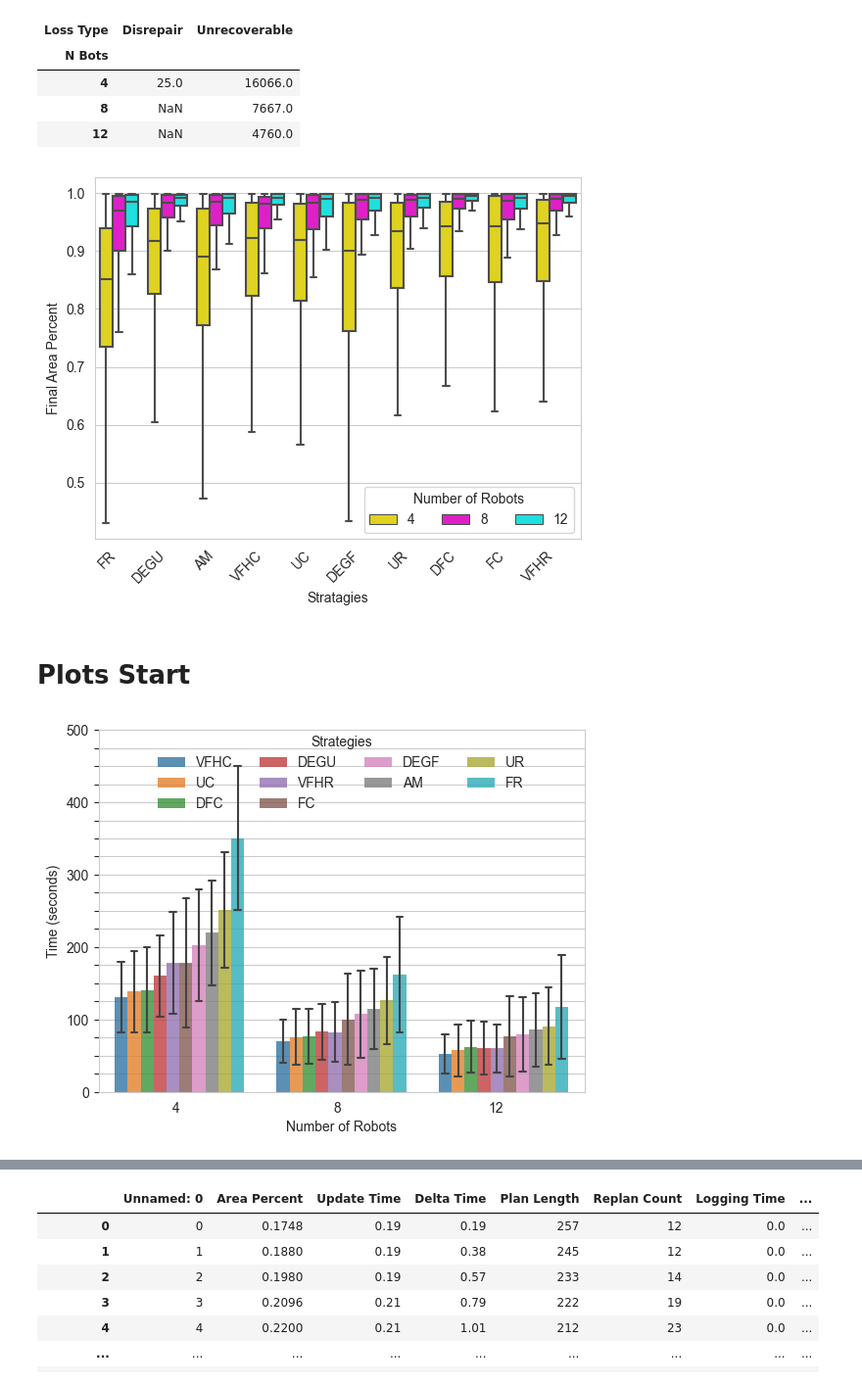
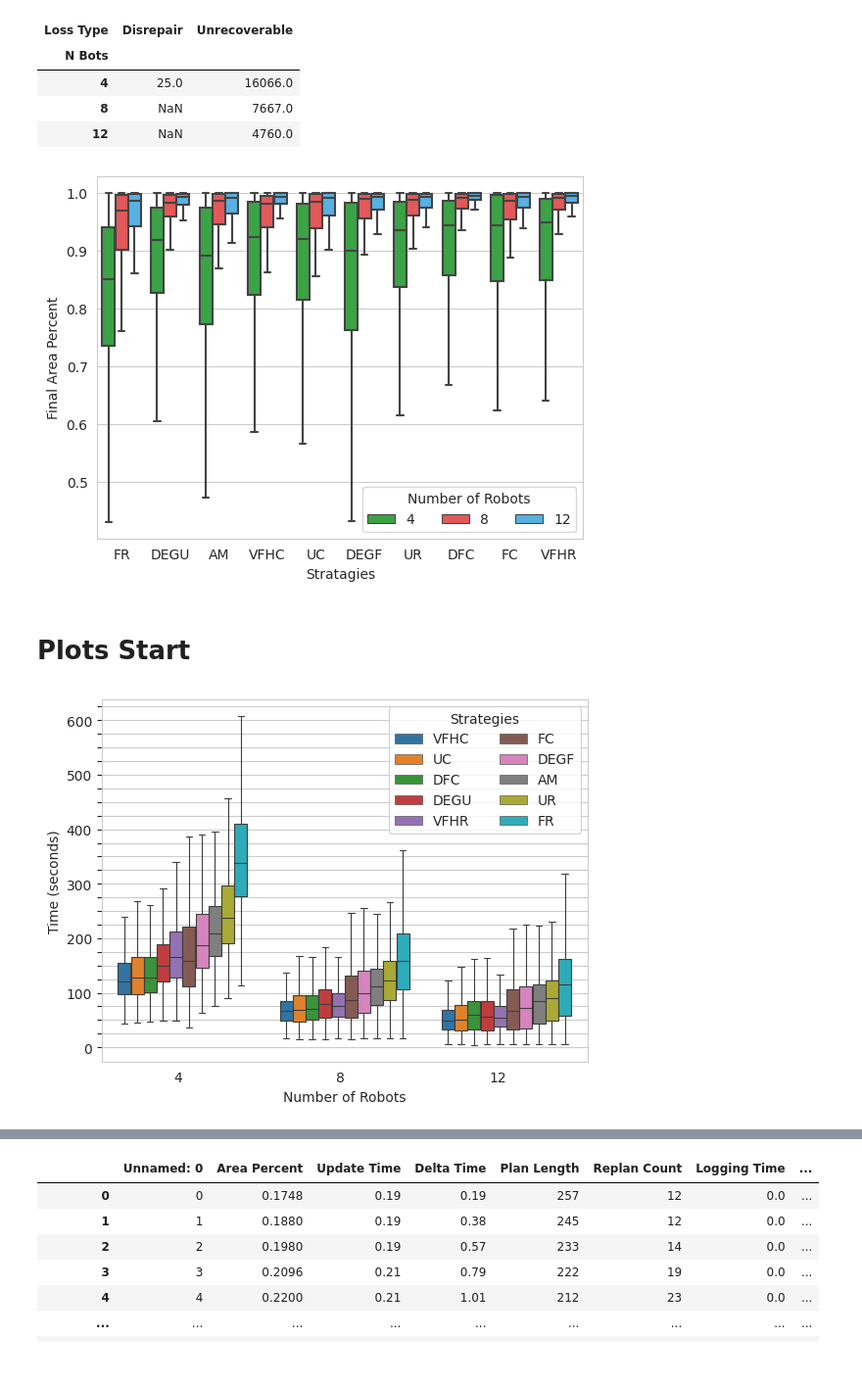
Before and after one commit to DIRECTLab/Multi_Agents_Area_Exploration, a Jupyter notebook: analysing_data/christopher_plottings/plots_updated.ipynb, the cells around one changed output, grey strips where cells are left out. Shown: that part at 98% size. Drawn from its saved outputs; the diff is of its cells as text; code cells hidden in the pictures.

Commit message:
last updates for the plots

```diff
--- a/analysing_data/christopher_plottings/plots_updated.ipynb
+++ b/analysing_data/christopher_plottings/plots_updated.ipynb
@@ -101,6 +101,7 @@ df_all_success = df_all[df_all['Success'] == True]
 df_end_success = df_end[df_end['Success'] == True]
 df_all_success_four = df_all_success[df_all_success['N Bots'] == 4]
 df_end_success_four = df_end_success[df_end_success['N Bots'] == 4]
+df_end_success_twelve = df_end_success[df_end_success['N Bots'] == 12]
 # %% [markdown]
 # Worst Case Scenario
 # %%
@@ -118,7 +119,7 @@ wost_case = wost_case.rename(columns={'Frame Count': 'Time (Seconds)'})
 # {'Frame Count',  'mean', 'std', 'min','max'}
 wost_case= wost_case.drop(['count', '25%', '50%', '75%'], axis=1, level=1,)
 
-with open(f"worst_case.txt", 'w') as f:
+with open(f"worst_case_four.txt", 'w') as f:
     f.write(wost_case.to_latex())
 
 wost_case
@@ -136,3 +137,22 @@ wost_case
 | UR | 251.16 | 79.79 | 91.0 | 769.0 | 103.52 | 25.59 | 38.0 | 203.0 | 15.28 | ... |
 | VFHC | 130.77 | 48.23 | 44.0 | 567.0 | 177.91 | 36.54 | 82.0 | 395.0 | 11.92 | ... |
 | VFHR | 177.77 | 70.28 | 48.0 | 685.0 | 94.55 | 22.58 | 38.0 | 186.0 | 10.98 | ... |
+# %%
+# wost_case = df_all_success_four.groupby(['M']).max()[['Frame Count', 'Delta Time']].sort_values(by='Frame Count')
+wost_case = df_end_success_twelve.groupby(['M'])[['Frame Count', 'Replan Count','Delta Time', 'Update Time']].describe().round(2)
+
+# rename Delta Time to Compute Time
+wost_case = wost_case.rename(columns={'Delta Time': 'Compute Time'})
+wost_case = wost_case.rename(columns={'Frame Count': 'Time (Seconds)'})
+
+
+
+
+# print second level column names
+# {'Frame Count',  'mean', 'std', 'min','max'}
+wost_case= wost_case.drop(['count', '25%', '50%', '75%'], axis=1, level=1,)
+
+with open(f"worst_case_twelve.txt", 'w') as f:
+    f.write(wost_case.to_latex())
+
+wost_case
@@ -226,33 +260,33 @@ df_loss_unsuccessful_unrecoverable = df_loss_unsuccessful[df_loss_unsuccessful['
 # %%
 sns.set_style("whitegrid")
 # df_end_success = df_end_success.replace(to_replace="Goal Scenario", value="Helloooo")
 sorted_x_data = df_loss_unsuccessful_unrecoverable.groupby("M")["Area Percent"].median().sort_values().index
 #  red, orange, cyan, purple
-winter_palette = [ "#ffed00",  "#ff00e2", "#00FFFF"]
+winter_palette = [ "#2bb338",  "#fa4141", "#41b6fa"]
 grd = sns.boxplot(
     data=df_loss_unsuccessful_unrecoverable,
     y="Area Percent", x="M", hue="N Bots",
     showfliers=False,
     order=sorted_x_data,
     palette=winter_palette,
 )
 # grd.legend(bbox_to_anchor=(1.02, 1), loc='upper left', borderaxespad=0, title='Strategies')
 # make the legonf in two columns
 grd.legend(ncol=3, title='Number of Robots')
 
-grd.set_xticklabels(grd.get_xticklabels(), rotation=45, horizontalalignment='right')
+grd.set_xticklabels(grd.get_xticklabels())
 # set x range
 # grd.set(ylim=(0, 310))
 # set Y label
 grd.set_ylabel("Final Area Percent")
 grd.set_xlabel("Stratagies")
 # grd.set(ylim=(0.9, 1))
 
 
 
 plt.savefig(f"unsuccesssful_unrecoverable_analysis.png", bbox_inches='tight' ,dpi=300, figsize=(8, 6))
 # %% [output]
-[figure, old version]
+[figure, new version]
 # %% [markdown]
 # Plots Start
 # %%
@@ -269,16 +303,17 @@ sns.set_style('whitegrid', rc={'ytick.left': True})
 
 
 
-grd = sns.barplot(
+grd = sns.boxplot(
     data=df_end_success,
     x="N Bots",
     y="Frame Count",
     hue = "M",
-    errorbar=("sd"),
-    errwidth=1.5,
-    capsize=.04,
-    linewidth=0,
-    alpha=.8,
+    showfliers=False,
+    # errorbar=("sd"),
+    # errwidth=1.5,
+    # capsize=.04,
+    linewidth=0.8,
+    # alpha=.8,
     hue_order=result['M']
 )
 # change the figure size of seaborn plot
@@ -287,13 +322,13 @@ grd = sns.barplot(
 # grd.legend(ncol=5)
 # grd.legend(bbox_to_anchor=(1.02, 1), loc='upper center', borderaxespad=0, title='Strategies')
 # place legend in the top of the plot, tight layout to make sure the legend is not cut off
-grd.legend(ncol=4, title='Strategies', loc='upper center', borderaxespad=0, frameon=False)
+grd.legend(ncol=2, title='Strategies', loc='upper right')
 
 grd.set_ylabel("Time (seconds)")
 grd.set_xlabel("Number of Robots")
 grd.set_xticklabels(grd.get_xticklabels(), horizontalalignment='right')
 
-plt.yticks(range(0, 501, 25))
+plt.yticks(range(0, 626, 25))
 for ind, label in enumerate(grd.get_yticklabels()):
     if ind % 4 == 0:  # every 10th label is kept
         label.set_visible(True)
@@ -302,7 +337,7 @@ for ind, label in enumerate(grd.get_yticklabels()):
 
 plt.savefig(f"exploration_completion_time_barplot.png", bbox_inches='tight' ,dpi=300)
 # %% [output]
-[figure, old version]
+[figure, new version]
 # %%
 sns.set_style('whitegrid', rc={'ytick.left': True})
 
```
Also changed, not shown: parts of 11 cells of this notebook, 11 other files.
